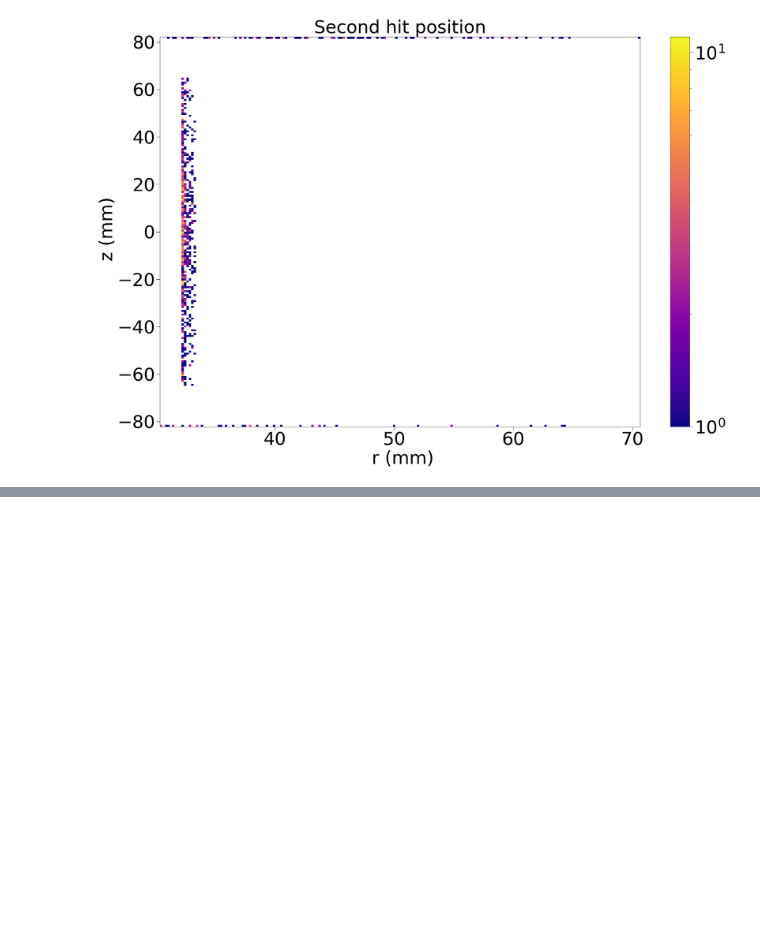
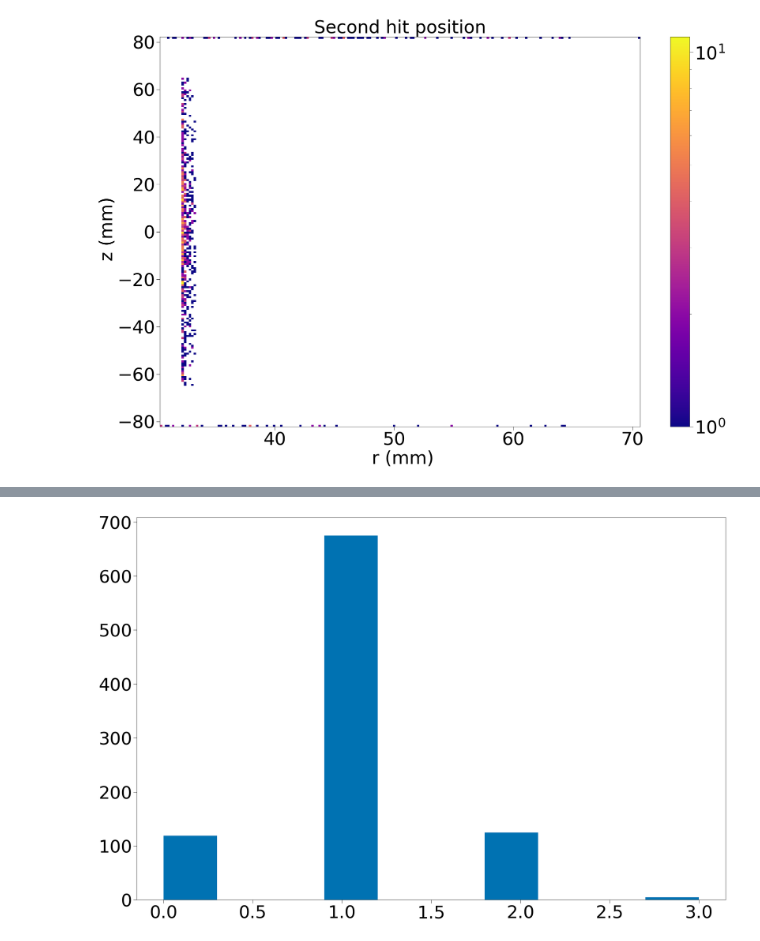
Before and after one commit to Isaac-Hirsch/10TeVMCDataAnalysis, a Jupyter notebook: doubleLayerFiltering/Double-Layer Filtering.ipynb, the cells around one changed output, grey strips where cells are left out. Saved outputs shown, nothing was run; the diff lists cells and outputs as text; code cells hidden in the pictures; blank space fills up the shorter version.

```diff
--- a/doubleLayerFiltering/Double-Layer Filtering.ipynb
+++ b/doubleLayerFiltering/Double-Layer Filtering.ipynb
@@ -147,0 +173,4 @@ plot2DHistogram(hit["r"][firstLayerMask | secondLayerMask],hit["z"][firstLayerMa
+# %%
+plot1DHistogram(np.sum(mask[0],axis=0),bins=10)
+# %% [output]
+[figure, added]
```
Also changed, not shown: parts of 26 cells of this notebook.
